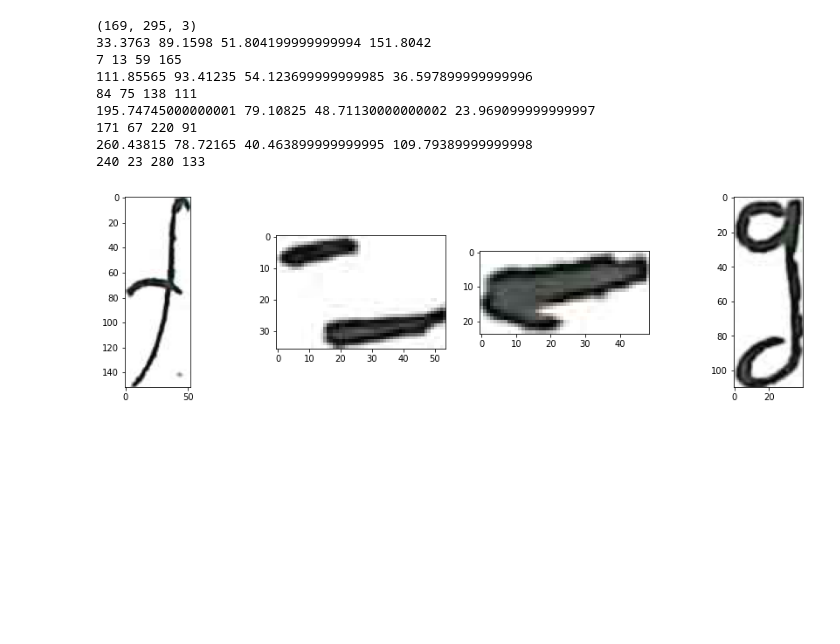
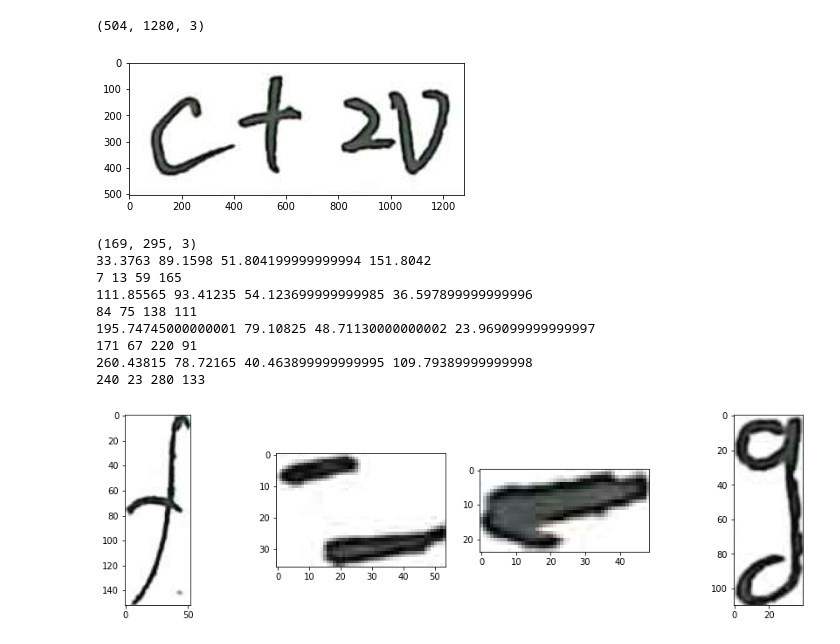
Before and after one commit to sumukhig/ds5500-capstone-project, a Jupyter notebook: src/notebooks/test_custom_dataset.ipynb, the cells around one changed output. Drawn from its saved outputs; the diff is of its cells as text; code cells hidden in the pictures; blank space fills up the shorter version.

```diff
--- a/src/notebooks/test_custom_dataset.ipynb
+++ b/src/notebooks/test_custom_dataset.ipynb
@@ -33,3 +35,14 @@ plt.show()
+# %%
+# Load sample image
+import imutils
+img_resized = imutils.resize(img, width=1280)
+print(img_resized.shape)
+plt.imshow(img_resized)
+# plt.axis("off")
+plt.show()
+# %% [output]
+(504, 1280, 3)
+[figure, added]
 # %%
 with open(sample_graph_path, 'r') as file:
     lines = file.readlines()
```
Also changed, not shown: parts of 2 cells of this notebook, 3 other files.
